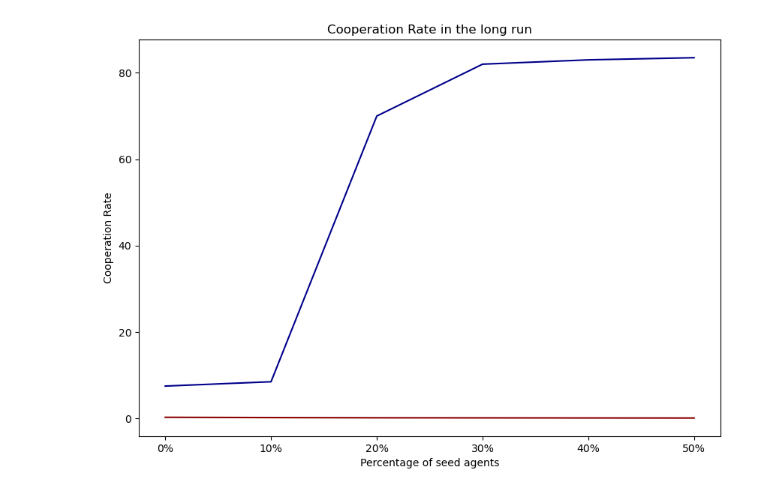
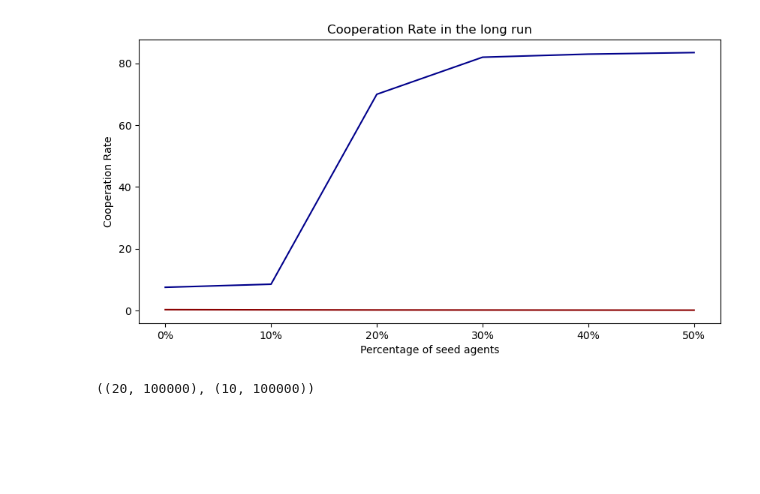
Before and after one commit to qiaodan-cuhk/ReputationDynamics, a Jupyter notebook: plot.ipynb, the cells around one changed output. Cells and saved outputs as stored; diff of their text form; code cells hidden in the pictures; blank space fills up the shorter version.

```diff
--- a/plot.ipynb
+++ b/plot.ipynb
@@ -141,19 +137,20 @@ plt.savefig('/results/seeding/seeding_agents_to_promote_cooperation.png')
 # %%
 """ experiment summary, fig2 A, seeding case   """
 
 norm9_rate = [7.5, 8.5, 70, 82, 83, 83.5]
 norm0_rate = [0.27, 0.21, 0.16, 0.14, 0.12, 0.1]
 seed_sum_x = list(range(6))
 seed_sum_label = ['0%', '10%', '20%', '30%', '40%', '50%']
 
-plt.figure(dpi=100, figsize=(10,7))
+plt.figure(dpi=100, figsize=(10,5))
 plt.plot(seed_sum_x, norm9_rate, color=('darkblue'))
 plt.plot(seed_sum_x, norm0_rate, color=('darkred'))
 plt.xticks(seed_sum_x, seed_sum_label)
 plt.xlabel('Percentage of seed agents')
 plt.ylabel('Cooperation Rate')
 plt.title('Cooperation Rate in the long run')
+# plt.axis([0, 5, 0, 85])
 plt.savefig('./results/seeding/cooperation_rate_summary.png')
 plt.show()
 # %% [output]
-[figure, old version]
+[figure, new version]
@@ -159,0 +159,17 @@ plt.show()
+# %%
+"""mix k0 alpha0.6"""
+
+mix_a6k0_n9 = np.array(pd.read_csv('./results/intrinsic/k0alpha6_sum.csv', header=None))
+
+smooth_a6k0_reward = np.zeros((10, 100000))
+smooth_a6k0_rate = np.zeros((10, 100000))
+
+
+for i in range(10):
+    smooth_a6k0_reward[i,:] = smooth(mix_a6k0_n9[2*i,:], 1000, 100000)
+    smooth_a6k0_rate[i,:] = smooth(mix_a6k0_n9[2*i+1,:], 1000, 100000)
+
+
+mix_a6k0_n9.shape, smooth_a6k0_reward.shape
+# %% [output]
+((20, 100000), (10, 100000))
```
Also changed, not shown: parts of 27 cells of this notebook, 44 other files.
